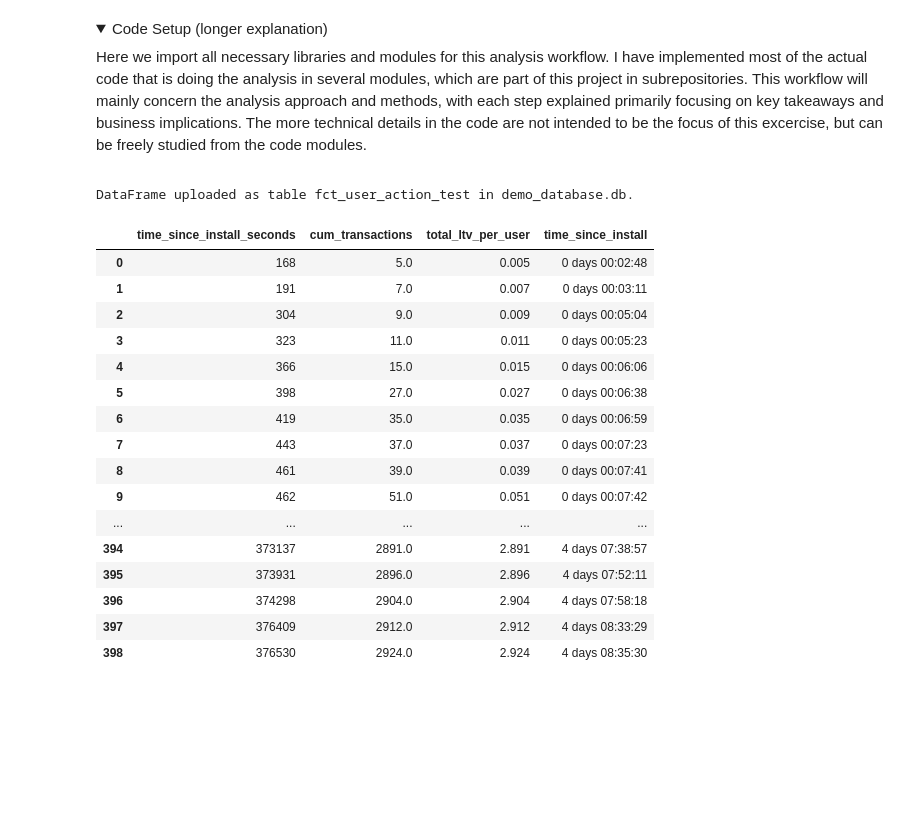
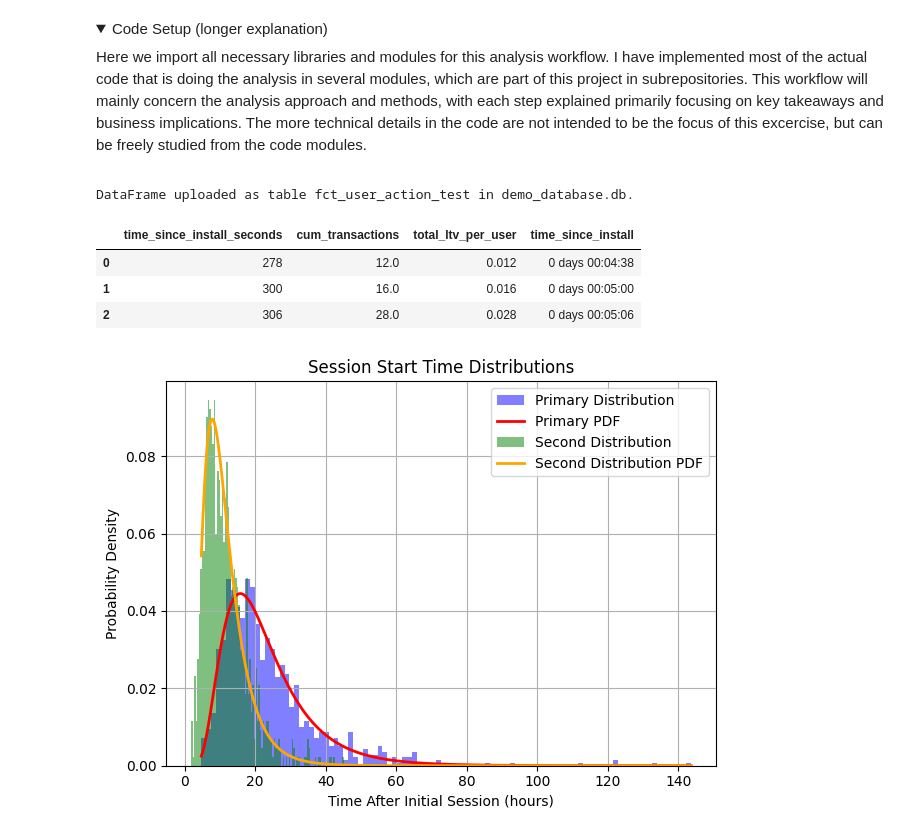
Before and after one commit to pyryjh/Portfolio, a Jupyter notebook: customer_acquisition_analytics/user_acquisition_analysis_workflow.ipynb, the cells around one changed output. Drawn from its saved outputs; the diff is of its cells as text; code cells hidden in the pictures; folded sections open; blank space fills up the shorter version.

Commit message:
Testing visual changes

```diff
--- a/customer_acquisition_analytics/user_acquisition_analysis_workflow.ipynb
+++ b/customer_acquisition_analytics/user_acquisition_analysis_workflow.ipynb
@@ -97,46 +99,43 @@ def df_to_sqlite_db(df: pd.DataFrame, table_name: str, db_path: str='demo_databa
 # %%
 # Workflow
 
 ## Balanced (8,6,6%)
 shares = {
     'a': 0,
     'b': 8,
     'c': 6,
     'd': 6,
     'e': 0,
     'f': 0,
     'g': None,
 }
 
 df = generate.generate_dataset(cluster_shares=shares, size=1000, start_date='2024-01-01')
 
 table_name = "fct_user_action_test"
 
 # Create the table
 df_to_sqlite_db(df, table_name, db_path='demo_database.db')
 
 df_c = select_table_sqlite(generate.analysis_query(table_name), 'demo_database.db')
 
 df_c['time_since_install'] = pd.to_timedelta(df_c['time_since_install_seconds'], unit='s')
 
-aux.display_scrollable(df_c)
-aux.plot_ltv_over_time(df_c, time_column='time_since_install')
+aux.display(df_c.head(3))
+#aux.plot_ltv_over_time(df_c, time_column='time_since_install')
+
+avg = aux.plot_session_start_distribution(initial_timestamp='2024-01-01 00:00:00',
+                                mu=11.2,
+                                sigma=0.5,
+                                num_samples=1000,
+                                time_unit='hours',
+                                second_mu=10.5,
+                                second_sigma=0.5
+                                )
 # %% [output]
 DataFrame uploaded as table fct_user_action_test in demo_database.db.
 |  | time_since_install_seconds | cum_transactions | total_ltv_per_user | time_since_install |
-| 0 | 168 | 5.0 | 0.005 | 0 days 00:02:48 |
-| 1 | 191 | 7.0 | 0.007 | 0 days 00:03:11 |
-| 2 | 304 | 9.0 | 0.009 | 0 days 00:05:04 |
-| 3 | 323 | 11.0 | 0.011 | 0 days 00:05:23 |
-| 4 | 366 | 15.0 | 0.015 | 0 days 00:06:06 |
-| 5 | 398 | 27.0 | 0.027 | 0 days 00:06:38 |
-| 6 | 419 | 35.0 | 0.035 | 0 days 00:06:59 |
-| 7 | 443 | 37.0 | 0.037 | 0 days 00:07:23 |
-| 8 | 461 | 39.0 | 0.039 | 0 days 00:07:41 |
-| 9 | 462 | 51.0 | 0.051 | 0 days 00:07:42 |
-| ... | ... | ... | ... | ... |
-| 394 | 373137 | 2891.0 | 2.891 | 4 days 07:38:57 |
-| 395 | 373931 | 2896.0 | 2.896 | 4 days 07:52:11 |
-| 396 | 374298 | 2904.0 | 2.904 | 4 days 07:58:18 |
-| 397 | 376409 | 2912.0 | 2.912 | 4 days 08:33:29 |
-| 398 | 376530 | 2924.0 | 2.924 | 4 days 08:35:30 |
+| 0 | 278 | 12.0 | 0.012 | 0 days 00:04:38 |
+| 1 | 300 | 16.0 | 0.016 | 0 days 00:05:00 |
+| 2 | 306 | 28.0 | 0.028 | 0 days 00:05:06 |
+[figure, added]
```
Also changed, not shown: parts of 2 cells of this notebook, 1 other file.
